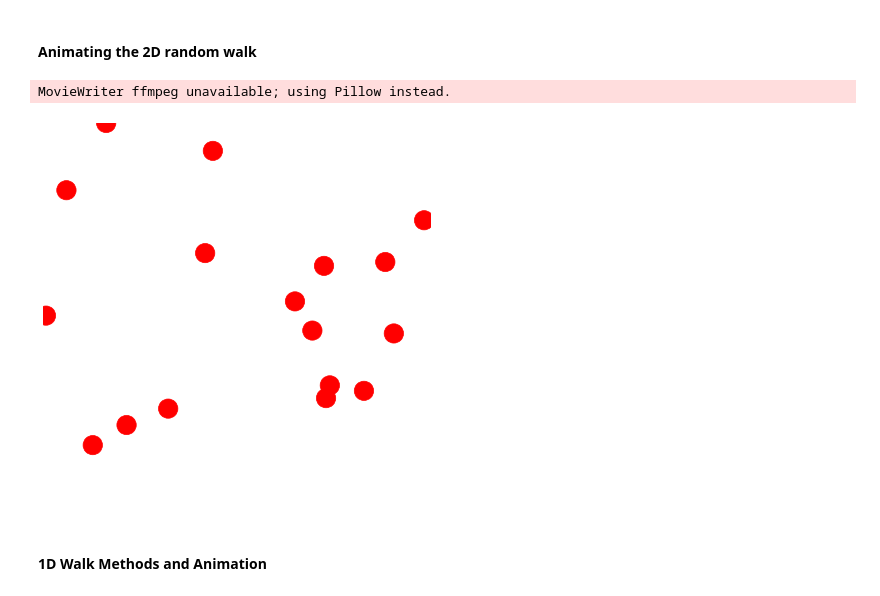
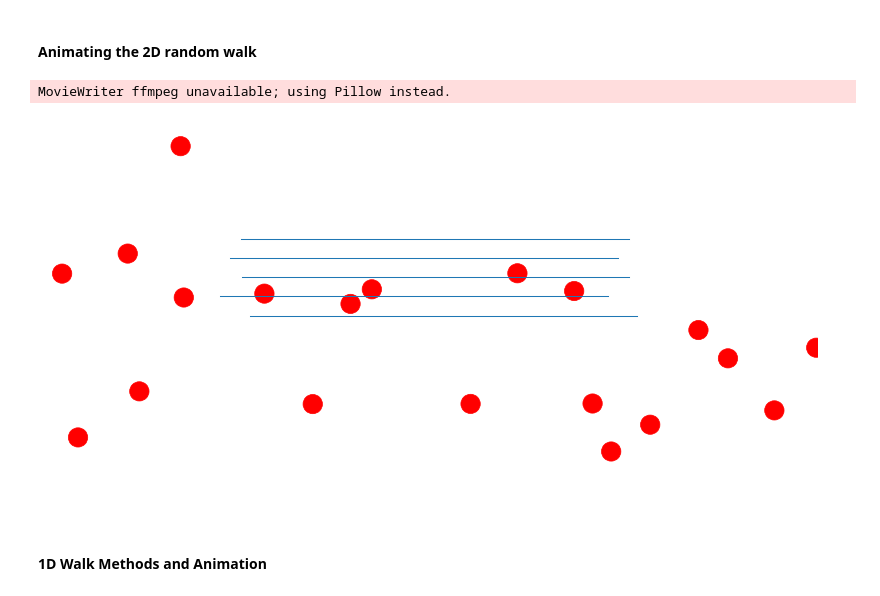
Before and after one commit to sophia-liao/DiffusionExercises, a Jupyter notebook: DiffusionExercise.ipynb, the cells around one changed output. Saved outputs shown, nothing was run; the diff lists cells and outputs as text; code cells hidden in the pictures.

```diff
--- a/DiffusionExercise.ipynb
+++ b/DiffusionExercise.ipynb
@@ -306,34 +356,39 @@ collision
 # %%
 from matplotlib.animation import FuncAnimation
 import matplotlib.patches as mpatches
 import matplotlib.pyplot as plt
 import numpy as np
 import random
 
 #create our figure for the animation
 fig, ax = plt.subplots()
-fig.set_size_inches(10,10)
+fig.set_size_inches(xrange[1]/5,yrange[1]/5)
 fig.set_dpi(50)
 
 def animate(i):
 
     ax.clear()
 
     for j in range(nparticles):
 
-        Drawing_colored_circle = plt.Circle((positions[i][0][j],positions[i][1][j]),2.5,color='red')
+        Drawing_colored_circle = plt.Circle((Ppositions[i][0][j],Ppositions[i][1][j]),2.5,color='red')
         ax.add_artist( Drawing_colored_circle)
 
-    plt.xlim([-50,50])
-    plt.ylim([-50,50])
+    for j in range(nfilaments):
+        Filaments=plt.Line2D((Fpositions[i][0][j]-flength/2,Fpositions[i][0][j]+flength/2),(Fpositions[i][1][j],Fpositions[i][1][j]))
+        ax.add_artist(Filaments)
+        pass
+
+    plt.xlim(xrange)
+    plt.ylim(yrange)
     plt.axis('off')
 
 ani = FuncAnimation(fig,animate,frames=100,interval=1,repeat=False)
 
 ani.save('2D.gif')
 # %% [output]
 MovieWriter ffmpeg unavailable; using Pillow instead.
-[figure, old version]
+[figure, new version]
 # %% [markdown]
 #### 1D Walk Methods and Animation
 # %%
```
Also changed, not shown: parts of 2 cells of this notebook.
